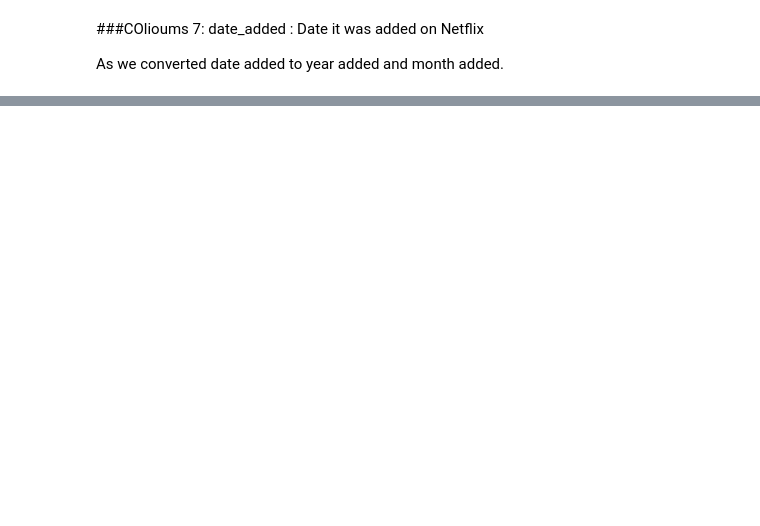
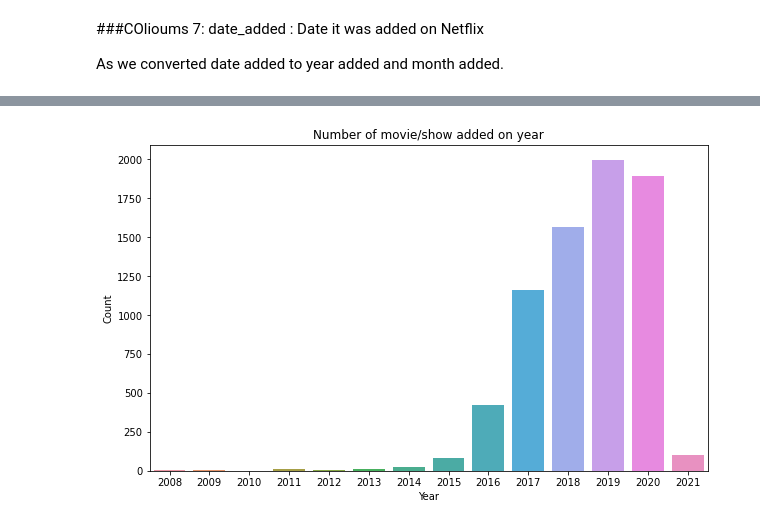
Before and after one commit to pranay2310/NETFLIX-MOVIES-AND-TV-SHOWS-CLUSTERING, a Jupyter notebook: NETFLIX_MOVIES_AND_TV_SHOWS_CLUSTERING.ipynb, the cells around one changed output, grey strips where cells are left out. Drawn from its saved outputs; the diff is of its cells as text; code cells hidden in the pictures; blank space fills up the shorter version.

```diff
--- a/NETFLIX_MOVIES_AND_TV_SHOWS_CLUSTERING.ipynb
+++ b/NETFLIX_MOVIES_AND_TV_SHOWS_CLUSTERING.ipynb
@@ -369,10 +336,0 @@ plt.title('Type')
-# %%
-labels = ['Movie', 'TV show']
-size = netflix['type'].value_counts()
-colors = plt.cm.Wistia(np.linspace(0, 1, 2))
-explode = [0, 0.1]
-plt.rcParams['figure.figsize'] = (9, 9)
-plt.pie(size,labels=labels, colors = colors, explode = explode, shadow = True, startangle = 90)
-plt.title('Distribution of Type', fontsize = 25)
-plt.legend()
-plt.show()
@@ -445,7 +359,10 @@ df["year_added"].value_counts()
 # %%
-sns.countplot(x="year_added", data=df)
+
+sns.countplot(x="added_year", data=data_copy)
 plt.title("Number of movie/show added on year")
 plt.xlabel("Year")
 plt.ylabel("Count")
 plt.show()
+# %% [output]
+[figure, added]
 # %%
```
Also changed, not shown: parts of 65 cells of this notebook.
